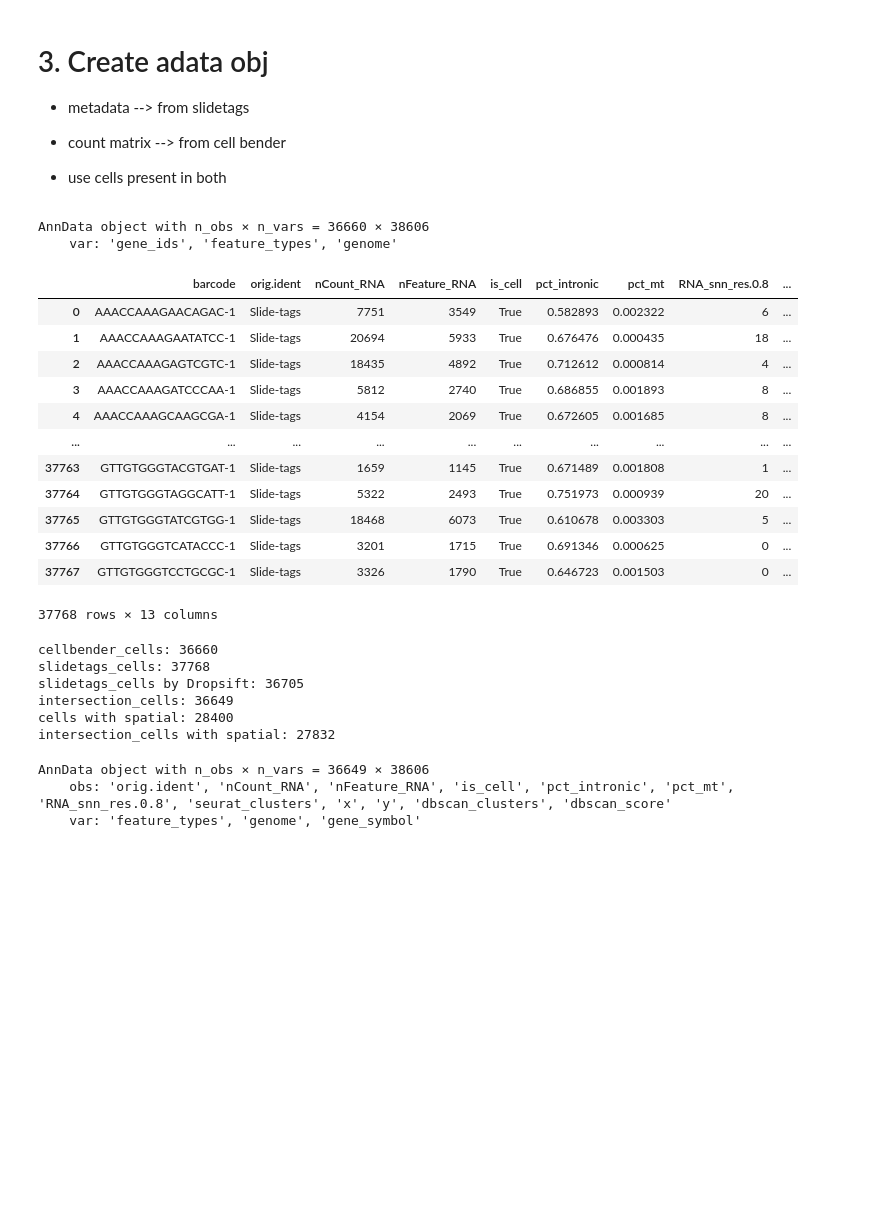
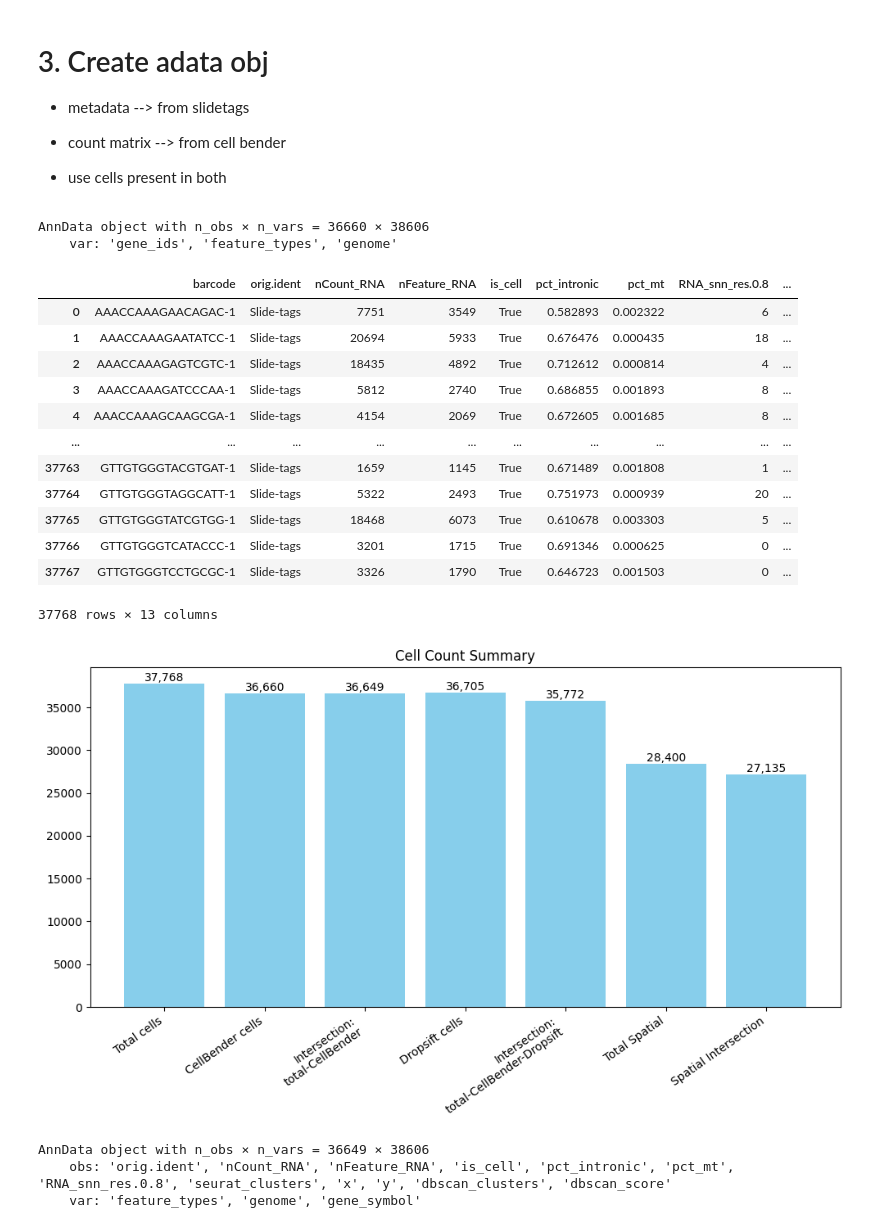
Before and after one commit to 8gabri8/XDP, a Jupyter notebook: script/single_sample_analysis/01_create_adata.ipynb, the cells around one changed output. Drawn from its saved outputs; the diff is of its cells as text; code cells hidden in the pictures; blank space fills up the shorter version.

```diff
--- a/script/single_sample_analysis/01_create_adata.ipynb
+++ b/script/single_sample_analysis/01_create_adata.ipynb
@@ -116,22 +116,6 @@ print(adata_cb)
 # 2. Load Slidetag metadata
 metadata_slidetags = pd.read_csv(f"/home/gdallagl/myworkdir/XDP/data/XDP/disease/240805_SL-EXD_0328_B22FKKYLT4/SI-TT-{LIBRARY}/slide_tags/seurat_metadata.csv").rename(columns={"Unnamed: 0": "barcode"})
 display(metadata_slidetags)
-
-# cells
-cellbender_cells = set(adata_cb.obs_names)
-slidetags_cells = set(metadata_slidetags["barcode"])
-slidetags_cells_by_dropsift = set(metadata_slidetags[metadata_slidetags.is_cell == True]["barcode"])
-intersection_cells = cellbender_cells.intersection(slidetags_cells)
-cells_with_spatial = set(metadata_slidetags[metadata_slidetags.dbscan_clusters == 1]["barcode"])
-intersection_cells_with_spatial = intersection_cells.intersection(cells_with_spatial)
-
-
-print("cellbender_cells:", len(cellbender_cells))
-print("slidetags_cells:", len(slidetags_cells))
-print("slidetags_cells by Dropsift:", len(slidetags_cells_by_dropsift))
-print("intersection_cells:", len(intersection_cells))
-print("cells with spatial:", len(cells_with_spatial))
-print("intersection_cells with spatial:", len(intersection_cells_with_spatial))
 # %% [output]
 AnnData object with n_obs × n_vars = 36660 × 38606
     var: 'gene_ids', 'feature_types', 'genome'
@@ -148,12 +132,52 @@ AnnData object with n_obs × n_vars = 36660 × 38606
 | 37766 | GTTGTGGGTCATACCC-1 | Slide-tags | 3201 | 1715 | True | 0.691346 | 0.000625 | 0 | ... |
 | 37767 | GTTGTGGGTCCTGCGC-1 | Slide-tags | 3326 | 1790 | True | 0.646723 | 0.001503 | 0 | ... |
 37768 rows × 13 columns
-cellbender_cells: 36660
-slidetags_cells: 37768
-slidetags_cells by Dropsift: 36705
-intersection_cells: 36649
-cells with spatial: 28400
-intersection_cells with spatial: 27832
+# %%
+# cells
+# Sets of cells
+cellbender_cells = set(adata_cb.obs_names)
+slidetags_cells = set(metadata_slidetags["barcode"])
+
+# Intersection of CellBender + SlideTags
+intersection_cells_slidetags_cellbender = cellbender_cells.intersection(slidetags_cells)
+
+# SlideTags cells filtered by DropSift
+slidetags_cells_by_dropsift = set(metadata_slidetags[metadata_slidetags.is_cell == True]["barcode"])
+
+# Intersection of CellBender + DropSift-filtered SlideTags
+intersection_cells_slidetags_cellbender_dropsift = cellbender_cells.intersection(slidetags_cells_by_dropsift)
+
+# Cells with spatial information (DBSCAN cluster == 1)
+cells_with_spatial = set(metadata_slidetags[metadata_slidetags.dbscan_clusters == 1]["barcode"])
+
+# Intersection of (CellBender + SlideTags + Dropsift) with spatial cells
+intersection_cells_with_spatial = intersection_cells_slidetags_cellbender_dropsift.intersection(cells_with_spatial)
+
+data = {
+    'Total cells': slidetags_cells,
+    'CellBender cells': cellbender_cells,
+    'Intersection:\ntotal-CellBender': intersection_cells_slidetags_cellbender,
+    'Dropsift cells': slidetags_cells_by_dropsift,
+    'Intersection:\ntotal-CellBender-Dropsift': intersection_cells_slidetags_cellbender_dropsift,
+    'Total Spatial': cells_with_spatial,
+    'Spatial Intersection': intersection_cells_with_spatial
+}
+
+# 2. Extract values (handles integers or lists/sets automatically)
+counts = [len(x) if hasattr(x, '__len__') else x for x in data.values()]
+labels = list(data.keys())
+
+# 3. Plot
+plt.figure(figsize=(10, 6))
+bars = plt.bar(labels, counts, color='skyblue')
+
+plt.bar_label(bars, fmt='{:,.0f}') # Automatically adds labels on top
+plt.xticks(rotation=35, ha='right')
+plt.title('Cell Count Summary')
+plt.tight_layout()
+plt.show()
+# %% [output]
+[figure, added]
 # %%
 # make adata obj
 
```
Also changed, not shown: parts of 1 cell of this notebook, 3 other files.
